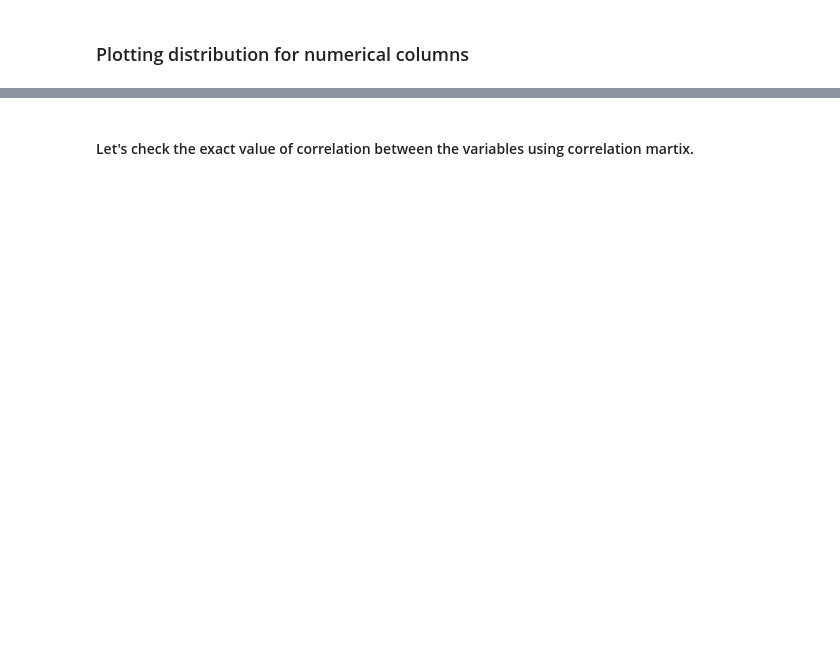
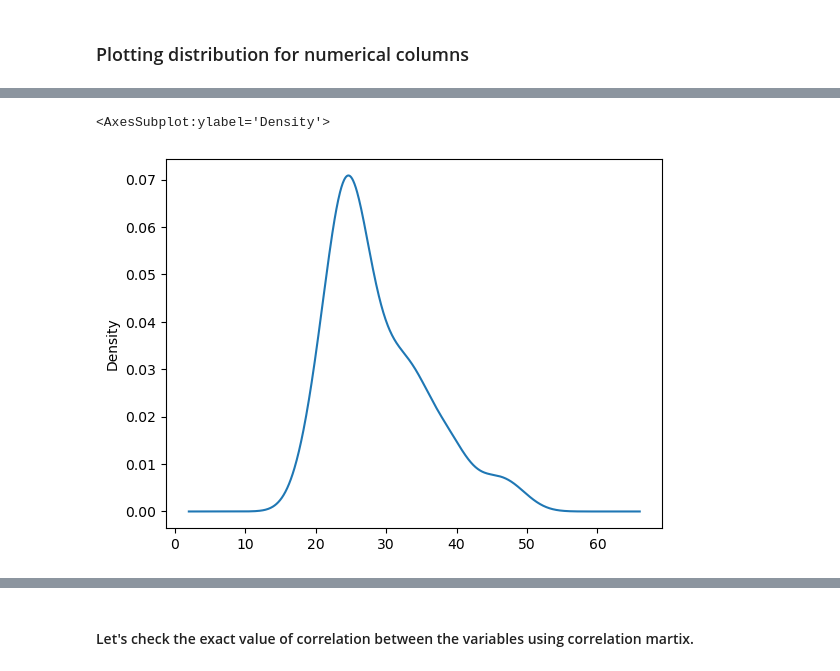
Before and after one commit to Rushanthi23/Programming_for_Data_Science, a Jupyter notebook: Inferential Statistics/Goodlife_Fitness.ipynb, the cells around one changed output, grey strips where cells are left out. Drawn from its saved outputs; the diff is of its cells as text; code cells hidden in the pictures; blank space fills up the shorter version.

```diff
--- a/Inferential Statistics/Goodlife_Fitness.ipynb
+++ b/Inferential Statistics/Goodlife_Fitness.ipynb
@@ -62,0 +131,6 @@ Perform descriptive analysis to create a customer profile for each Goodlife Fitn
+# %%
+#to give skew type line
+data['Age'].plot(kind ='kde')
+# %% [output]
+<AxesSubplot:ylabel='Density'>
+[figure, added]
```
Also changed, not shown: parts of 46 cells of this notebook, 2 other files.
